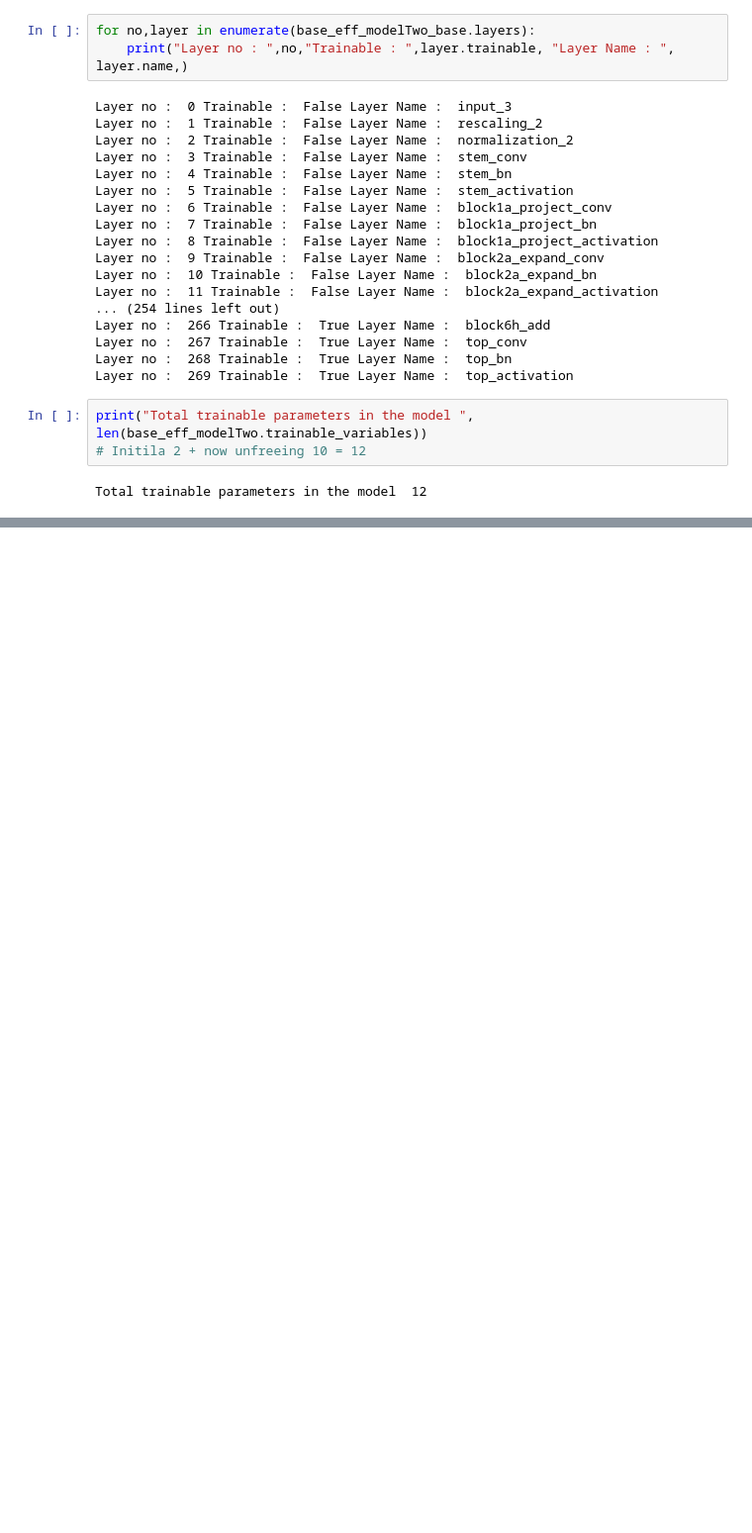
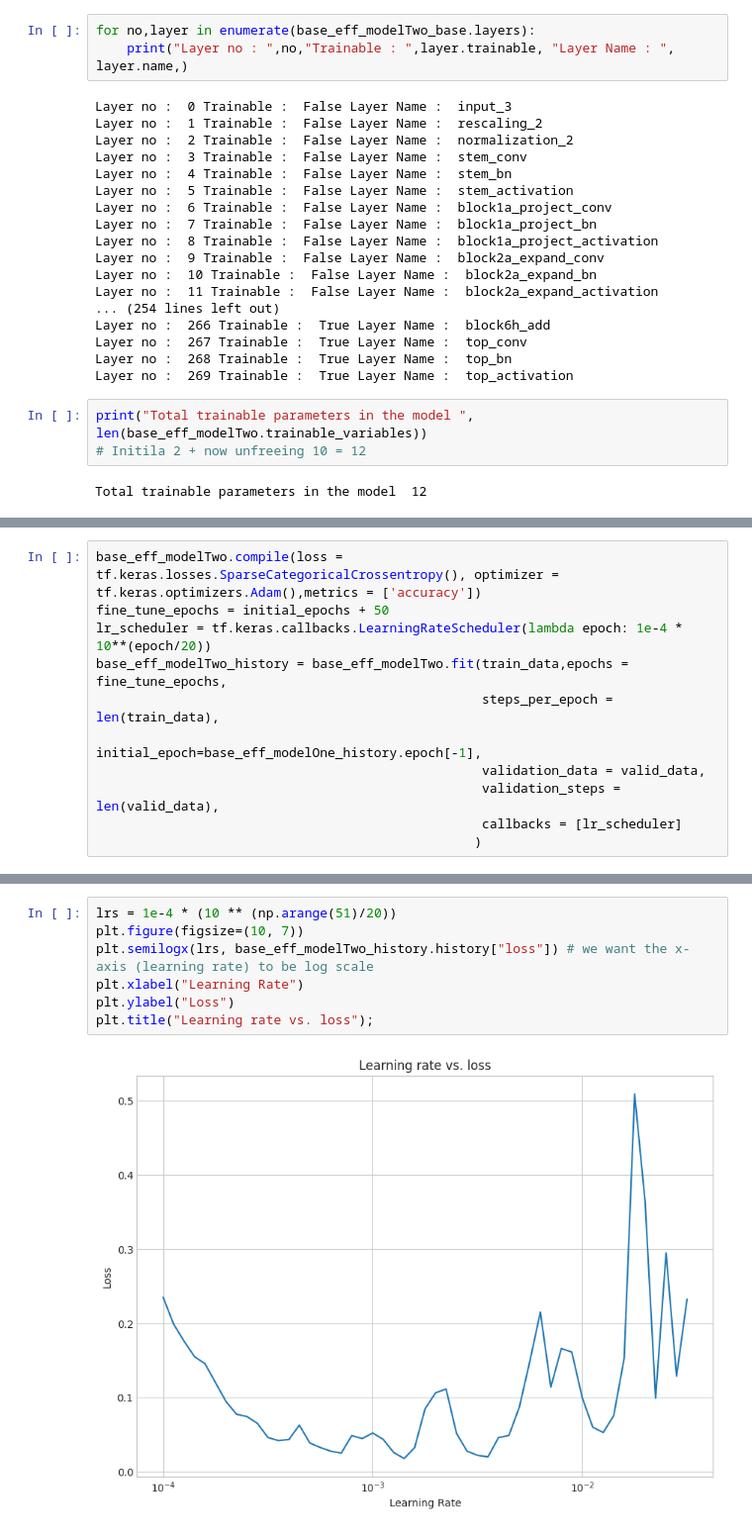
Before and after one commit to dibkb/tensorflow-udemy, a Jupyter notebook: dk-smoke-detection.ipynb, the cells around one changed output, grey strips where cells are left out. Shown at 99% size. Saved outputs shown, nothing was run; the diff lists cells and outputs as text; blank space fills up the shorter version.

```diff
--- a/dk-smoke-detection.ipynb
+++ b/dk-smoke-detection.ipynb
@@ -422,0 +425,11 @@ plot_history(base_eff_modelTwo_history)
+# %%
+base_eff_modelTwo.compile(loss = tf.keras.losses.SparseCategoricalCrossentropy(), optimizer = tf.keras.optimizers.Adam(),metrics = ['accuracy'])
+fine_tune_epochs = initial_epochs + 50
+lr_scheduler = tf.keras.callbacks.LearningRateScheduler(lambda epoch: 1e-4 * 10**(epoch/20))
+base_eff_modelTwo_history = base_eff_modelTwo.fit(train_data,epochs = fine_tune_epochs,
+                                                  steps_per_epoch = len(train_data),
+                                                  initial_epoch=base_eff_modelOne_history.epoch[-1],
+                                                  validation_data = valid_data,
+                                                  validation_steps = len(valid_data),
+                                                  callbacks = [lr_scheduler]
+                                                 )
@@ -422,0 +456,9 @@ plot_history(base_eff_modelTwo_history)
+# %%
+lrs = 1e-4 * (10 ** (np.arange(51)/20))
+plt.figure(figsize=(10, 7))
+plt.semilogx(lrs, base_eff_modelTwo_history.history["loss"]) # we want the x-axis (learning rate) to be log scale
+plt.xlabel("Learning Rate")
+plt.ylabel("Loss")
+plt.title("Learning rate vs. loss");
+# %% [output]
+[figure, added]
```
Also changed, not shown: parts of 20 cells of this notebook.
